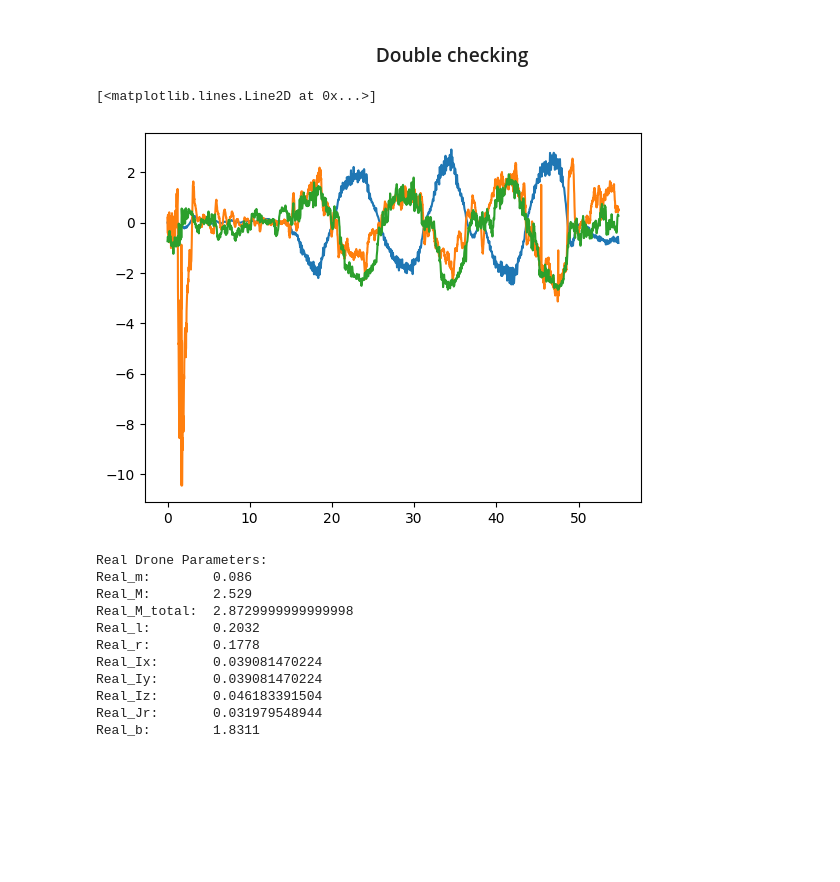
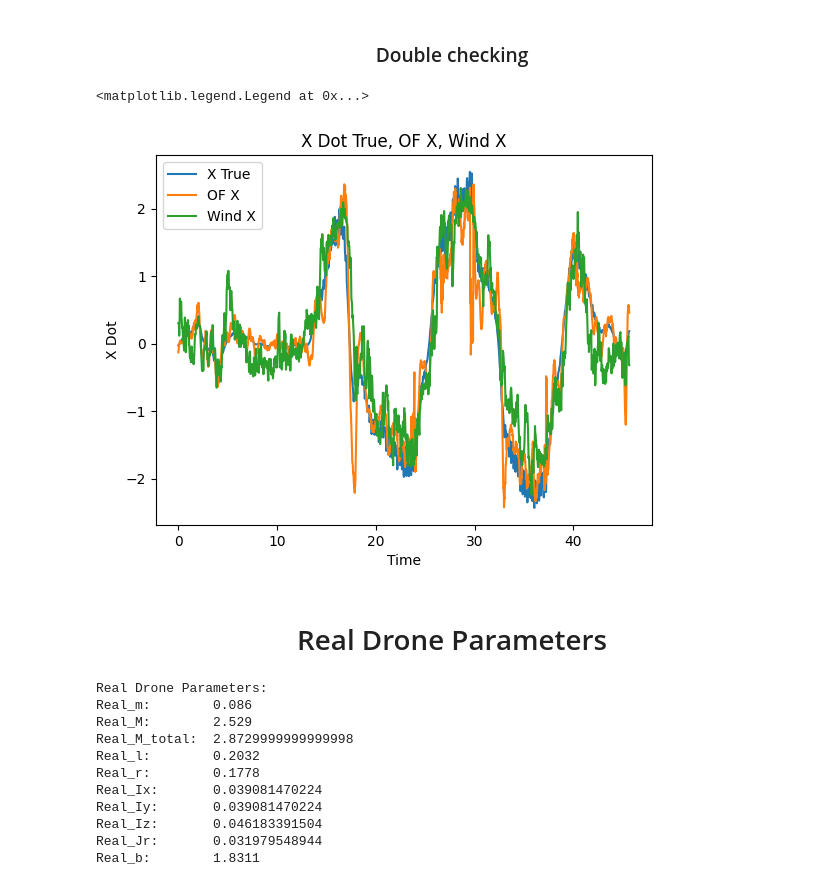
Before and after one commit to Alopez6991/Drone_AFRL, a Jupyter notebook: REAL_DATA_EKF.ipynb, the cells around one changed output. Drawn from its saved outputs; the diff is of its cells as text; code cells hidden in the pictures; blank space fills up the shorter version.

```diff
--- a/REAL_DATA_EKF.ipynb
+++ b/REAL_DATA_EKF.ipynb
@@ -409,8 +409,8 @@ plt.show()
 optic_flow_camera_x_mocap_interp = interpolate_data(optic_flow_camera_x_time, optic_flow_camera_x, mocap_time)
 optic_flow_camera_y_mocap_interp = interpolate_data(optic_flow_camera_y_time, optic_flow_camera_y, mocap_time)
 
-optic_flow_camera_x_mocap_interp=np.divide(optic_flow_camera_x_mocap_interp, mocap_Z)
-optic_flow_camera_y_mocap_interp=np.divide(optic_flow_camera_y_mocap_interp, mocap_Z)
+optic_flow_camera_x_mocap_interp=np.multiply(optic_flow_camera_x_mocap_interp, mocap_Z)
+optic_flow_camera_y_mocap_interp=np.multiply(optic_flow_camera_y_mocap_interp, mocap_Z)
 
 optic_flow_camera_x_mocap_interp[np.abs(optic_flow_camera_x_mocap_interp - np.median(optic_flow_camera_x_mocap_interp)) > 3 * np.std(optic_flow_camera_x_mocap_interp)] = np.median(optic_flow_camera_x_mocap_interp)
 optic_flow_camera_y_mocap_interp[np.abs(optic_flow_camera_y_mocap_interp - np.median(optic_flow_camera_y_mocap_interp)) > 3 * np.std(optic_flow_camera_y_mocap_interp)] = np.median(optic_flow_camera_y_mocap_interp)
@@ -431,17 +431,23 @@ plt.show()
 # %%
 OFX=optic_flow_camera_x_mocap_interp
-OFY=-1*optic_flow_camera_y_mocap_interp
+OFY=optic_flow_camera_y_mocap_interp
 # apply a yaw rotation to the optic flow data using matrix multiplication
 def rotate_optic_flow(OFX, OFY, Yaw):
     """
     input: OFX, OFY, Yaw
     output: rotated OFX, OFY
     """
-    OFX_rot = np.cos(Yaw) * OFX - np.sin(Yaw) * OFY
-    OFY_rot = np.sin(Yaw) * OFX + np.cos(Yaw) * OFY
+    # apply a 180 degree rotation about x axis using the rotation matrix
+    OFX = OFX*1
+    OFY = OFY*np.cos(np.pi)
+
+    # un yawing and rotating by 90 degrees
+    OFY_rot = np.sin(Yaw+np.pi/2) * OFX + np.cos(Yaw+np.pi/2) * OFY
+    OFX_rot = np.cos(Yaw+np.pi/2) * OFX - np.sin(Yaw+np.pi/2) * OFY
     return OFX_rot, OFY_rot
 
-OFX_rot, OFY_rot = rotate_optic_flow(OFX, OFY, np.radians(mocap_Yaw)+np.pi/2)
+
+OFX_rot, OFY_rot = rotate_optic_flow(OFX, OFY, np.radians(mocap_Yaw))
 
 # Plot the rotated optic flow data
 plt.plot(mocap_time, np.multiply(OFX_rot,1), label="Optic Flow Camera X Rotated")
@@ -695,11 +762,13 @@ plt.plot(optic_flow_camera_x_time, YAW_TRUE)
 # %%
 WIND_X = interpolate_data(mocap_time, wind_x_world, optic_flow_camera_x_time)
 WIND_Y = interpolate_data(mocap_time, wind_y_world, optic_flow_camera_x_time)
-WIND_X_f = -1*Unit_X
-WIND_Y_f = -1*Unit_Y
+WIND_X_f = 1*Unit_X
+WIND_Y_f = 1*Unit_Y
+WIND_Z_f = 1
 # %% [markdown]
 ### <center> Optic Flow <center>
 # %%
-OF_X, OF_Y = rotate_optic_flow(optic_flow_camera_y, optic_flow_camera_x, IMU_YAW)
-OF_X_f=-1*meters_per_pixel_X
-OF_Y_f=-1*meters_per_pixel_Y
+OF_X, OF_Y = rotate_optic_flow(optic_flow_camera_x, optic_flow_camera_y, IMU_YAW)
+OF_X_f=1*meters_per_pixel_X
+OF_Y_f=1*meters_per_pixel_Y
+OF_Z_f=1
@@ -713,11 +789,17 @@ DT=TIME[1]-TIME[0]
 # %%
 # plot mocap x and optic flow x and wind x
 plt.plot(TIME, X_DOT_TRUE, label="X True")
-plt.plot(TIME, np.divide(np.multiply(OF_X,OF_X_f),Z_TRUE), label="OF X")
+plt.plot(TIME, np.multiply(np.multiply(OF_X,OF_X_f),Z_TRUE), label="OF X")
 plt.plot(TIME, np.multiply(WIND_X,WIND_X_f), label="Wind X")
+plt.title('X Dot True, OF X, Wind X')
+plt.xlabel('Time')
+plt.ylabel('X Dot')
+plt.legend()
 # %% [output]
-[<matplotlib.lines.Line2D at 0x...>]
+<matplotlib.legend.Legend at 0x...>
-[figure, old version]
+[figure, new version]
+# %% [markdown]
+# <center> Real Drone Parameters <center>
 # %%
 ########################################################################################
 #################### Real Drone Parameters #############################################
```
Also changed, not shown: parts of 17 cells of this notebook, 4 other files.
